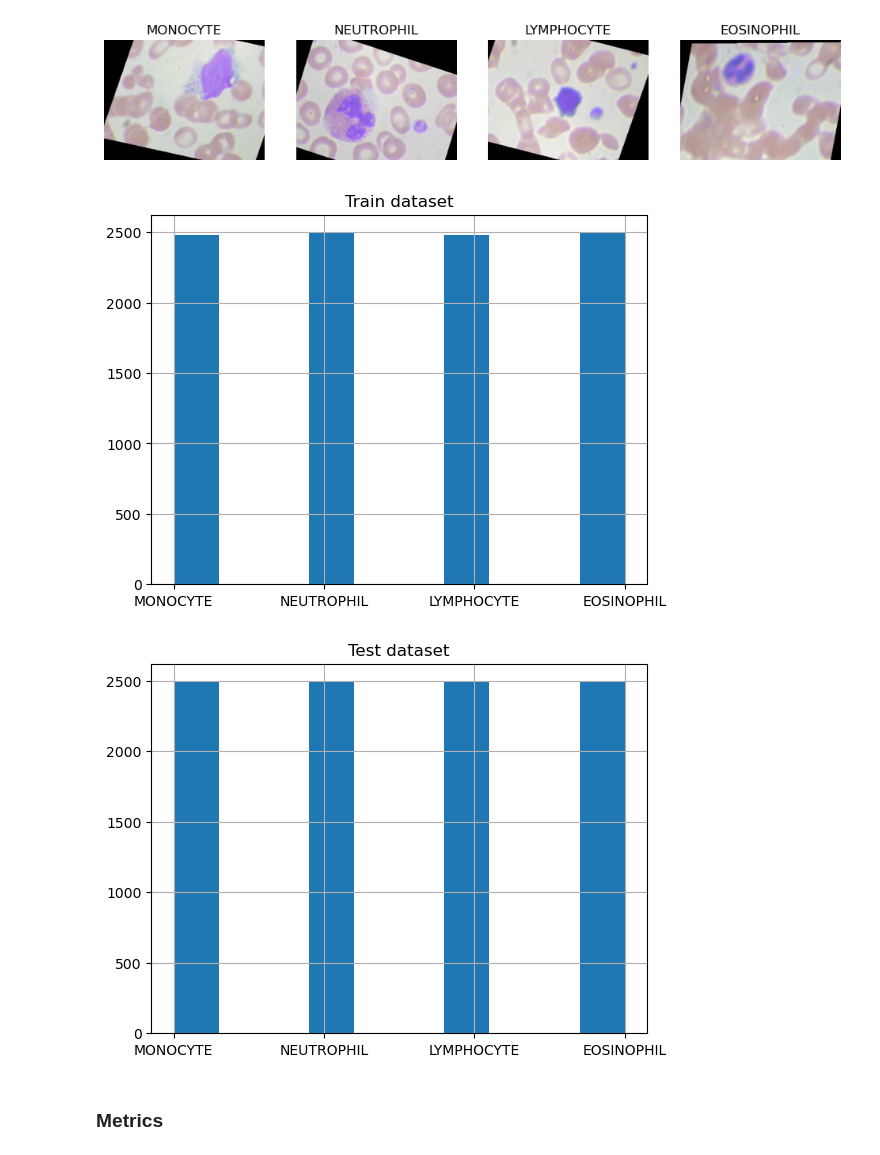
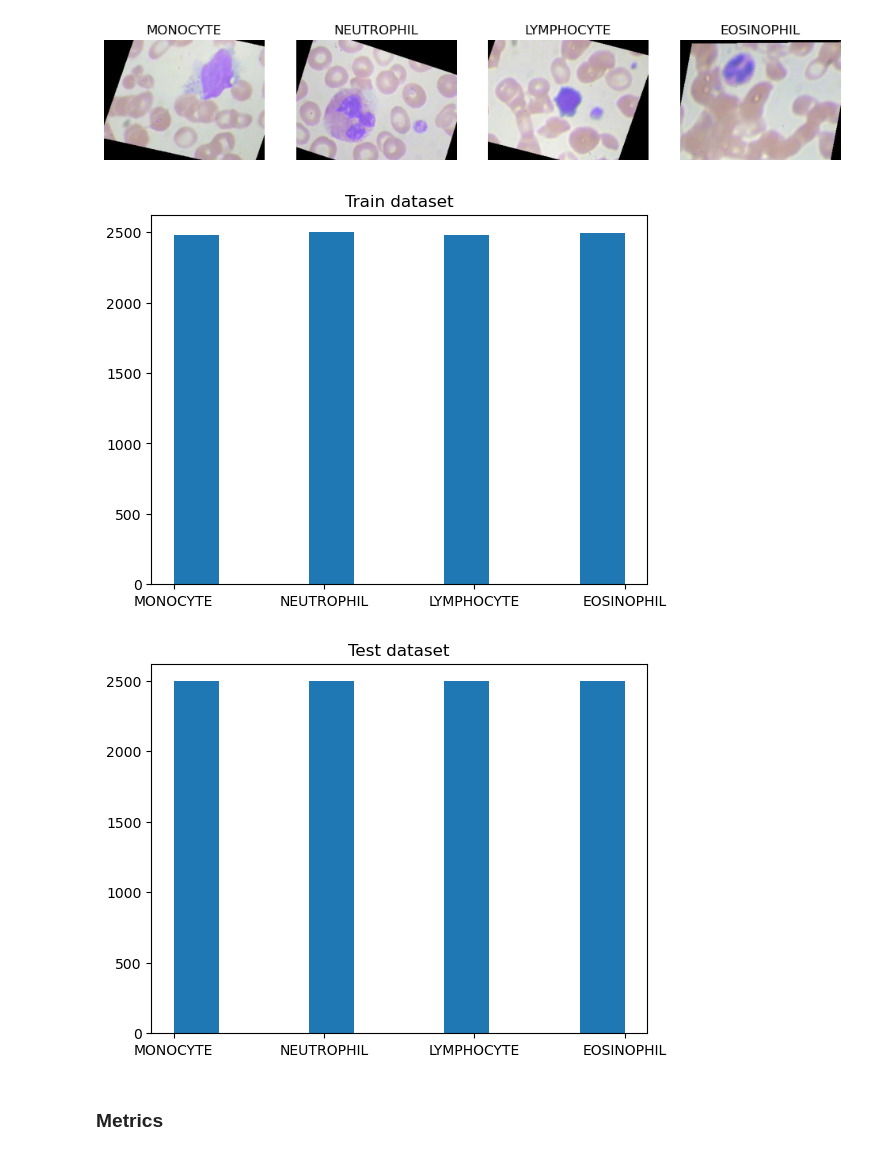
Before and after one commit to JuliaKudryavtseva/dl2023_project, a Jupyter notebook: evaluation.ipynb, the cells around one changed output. Cells and saved outputs as stored; diff of their text form; code cells hidden in the pictures.

```diff
--- a/evaluation.ipynb
+++ b/evaluation.ipynb
@@ -74,9 +74,10 @@ train = train.loc[~clean_mask, :].reset_index(drop=True)
 
 train.label.hist()
 plt.title('Train dataset')
+plt.grid(False)
 plt.show()
 # %% [output]
-[figure, old version]
+[figure, new version]
 # %%
 path_test = './dataset2-master/dataset2-master/images/TEST/'
 test = pd.DataFrame(columns=['img_id', 'label'])
@@ -92,9 +93,10 @@ test = test.loc[~clean_mask, :].reset_index(drop=True)
 # %%
 test.label.hist()
 plt.title('Test dataset')
+plt.grid(False)
 plt.show()
 # %% [output]
-[figure, old version]
+[figure, new version]
 # %% [markdown]
 ### Metrics
 # %%
```
Also changed, not shown: parts of 20 cells of this notebook, 46 other files.
